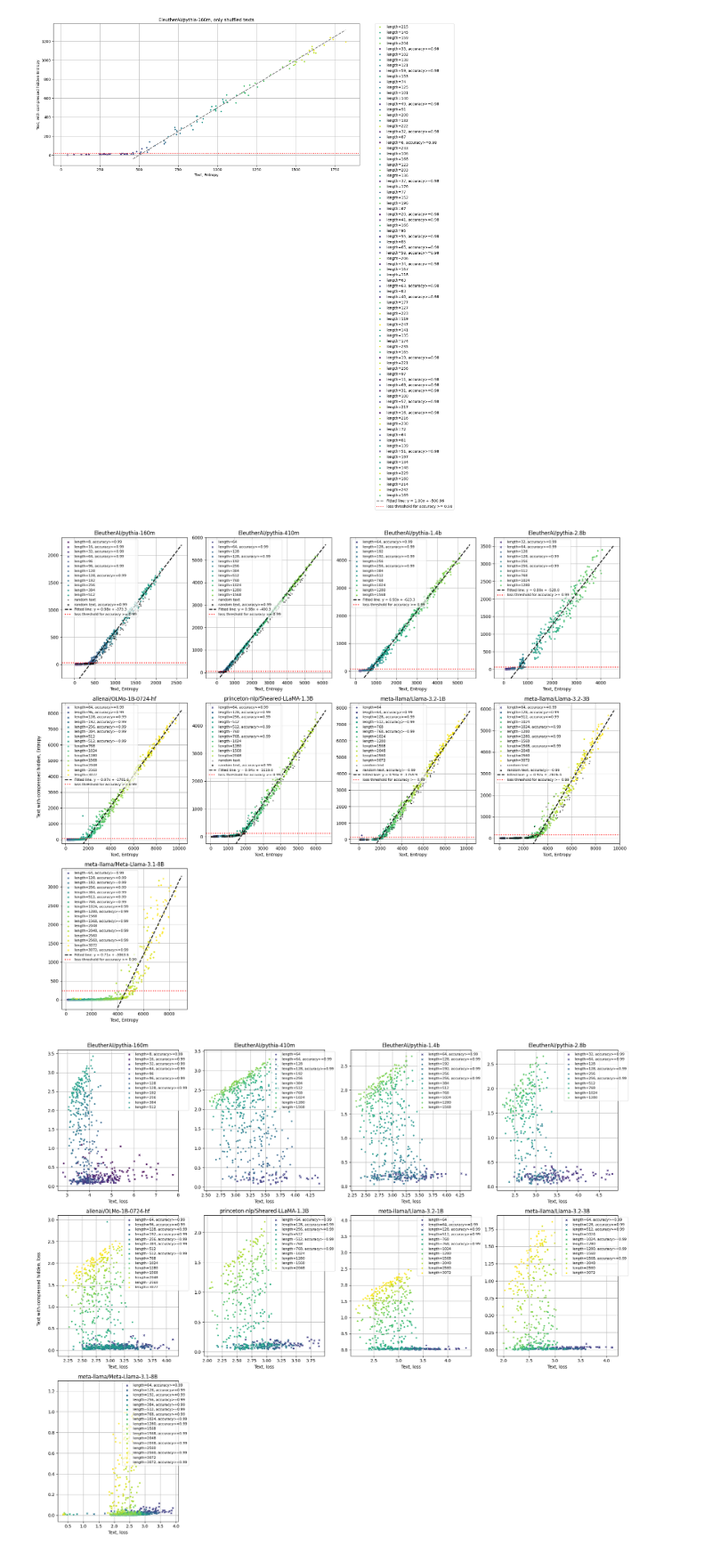
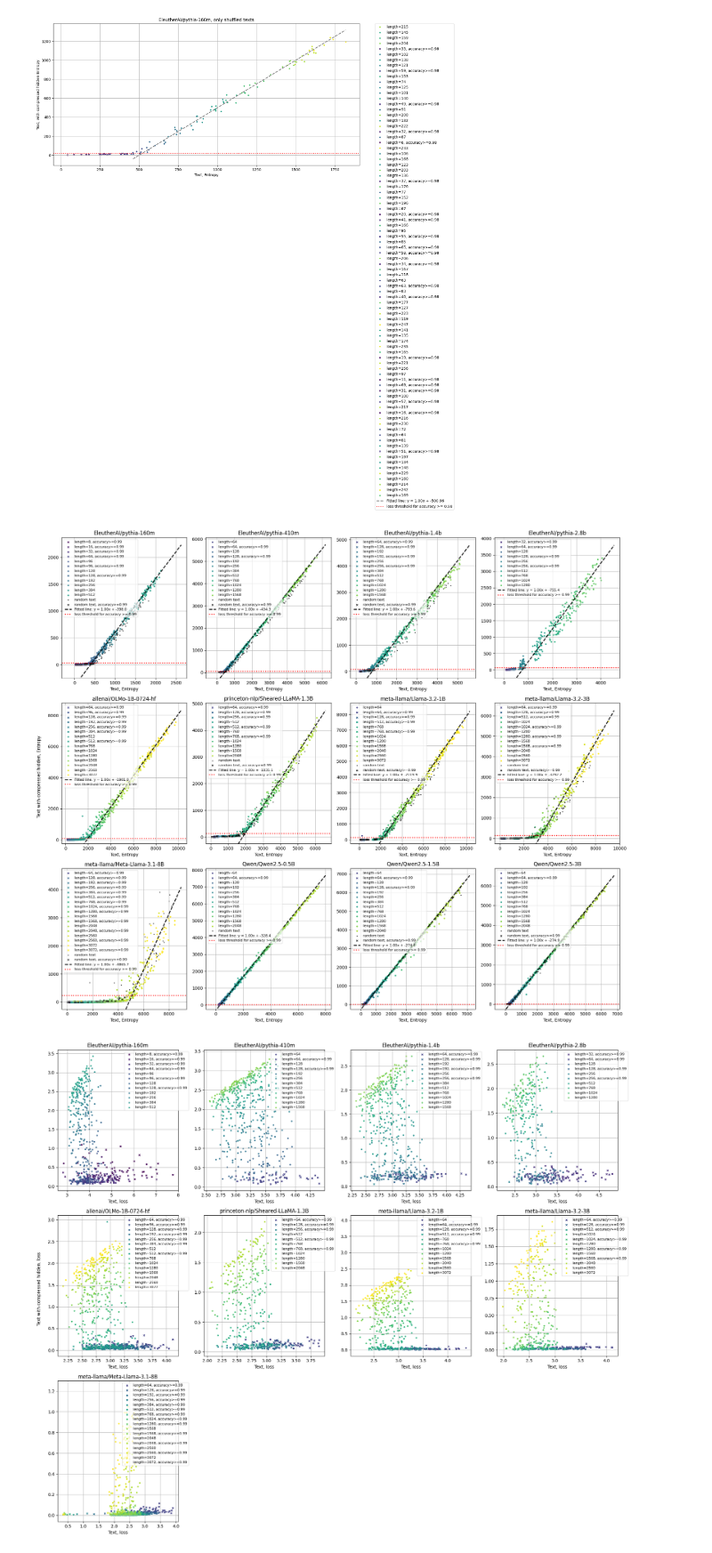
Before and after one commit to Seattle12059/Craming, a Jupyter notebook: notebooks/text_ppl_vs_compression_rnd.ipynb, the cells around one changed output. Shown at 89% size. Drawn from its saved outputs; the diff is of its cells as text; code cells hidden in the pictures.

Commit message:
cleanup & update scripts & plots

```diff
--- a/notebooks/text_ppl_vs_compression_rnd.ipynb
+++ b/notebooks/text_ppl_vs_compression_rnd.ipynb
@@ -43,7 +43,8 @@ models = ['EleutherAI/pythia-160m', 'EleutherAI/pythia-410m', 'EleutherAI/pythia
           'EleutherAI/pythia-2.8b',
           'allenai/OLMo-1B-0724-hf',
           'princeton-nlp/Sheared-LLaMA-1.3B',
-          'meta-llama/Llama-3.2-1B', 'meta-llama/Llama-3.2-3B', 'meta-llama/Meta-Llama-3.1-8B']
+          'meta-llama/Llama-3.2-1B', 'meta-llama/Llama-3.2-3B', 'meta-llama/Meta-Llama-3.1-8B',
+          'Qwen/Qwen2.5-0.5B', 'Qwen/Qwen2.5-1.5B','Qwen/Qwen2.5-3B']
 N_mem_tokens = 1
 
 data = []
@@ -381,7 +382,8 @@ models = ['EleutherAI/pythia-160m', 'EleutherAI/pythia-410m', 'EleutherAI/pythia
           'EleutherAI/pythia-2.8b',
           'allenai/OLMo-1B-0724-hf',
           'princeton-nlp/Sheared-LLaMA-1.3B',
-          'meta-llama/Llama-3.2-1B', 'meta-llama/Llama-3.2-3B', 'meta-llama/Meta-Llama-3.1-8B']
+          'meta-llama/Llama-3.2-1B', 'meta-llama/Llama-3.2-3B', 'meta-llama/Meta-Llama-3.1-8B',
+          'Qwen/Qwen2.5-0.5B', 'Qwen/Qwen2.5-1.5B','Qwen/Qwen2.5-3B']
 N_mem_tokens = 1
 
 # Create subplots for each model
@@ -394,7 +396,7 @@ acc_thr = 0.99
 alpha=0.8
 
 def polynomial(x, a, b):
-    return a * x + b
+    return 1.0 * x + b
 
 # Define a global color map for max_lengths
 max_lengths = sorted(all_models_df[all_models_df['shuffled']==False]['max_length'].unique())
@@ -464,8 +466,10 @@ for idx, model_name in enumerate(models):
     # take only at max 10 points from random texts per length
     # shuffled_df = shuffled_df.groupby('max_length').apply(lambda x: x.sample(min(25, len(x))), include_groups=False).reset_index(drop=False, level=0)
     if len(shuffled_df) > 0:
+        shuffled_df = shuffled_df[shuffled_df['original_loss'] * shuffled_df['max_length'] <= max(x_data)]
         d_below_thr_shuffled = shuffled_df[shuffled_df['best_accuracy'] < acc_thr]
         d_above_thr_shuffled = shuffled_df[shuffled_df['best_accuracy'] >= acc_thr]
+
         if len(d_below_thr_shuffled) > 0:
             ax.scatter(
                 d_below_thr_shuffled['original_loss'] * d_below_thr_shuffled['max_length'],
@@ -494,34 +498,34 @@ for idx, model_name in enumerate(models):
 
     # Find the value of best_loss corresponding to the accuracy threshold
     best_loss_thr = (d_above_thr['best_loss'] * d_above_thr['max_length']).max()
 
     # Add a horizontal line for the best_loss threshold
     ax.axhline(y=best_loss_thr, color='red', linestyle=':', linewidth=2, label=f'loss threshold for accuracy >= {acc_thr}')
 
     # Labels, legend, and grid for each subplot
     ax.set_xlabel('Text, Entropy')
     ax.set_title(f'{model_name}')
     ax.grid()
 
     # Move the legend outside of the plot for each subplot
     # ax.legend(bbox_to_anchor=(1.05, 1), loc='upper left', borderaxespad=0.)
     ax.legend(loc='upper left', fontsize=8, frameon=True, fancybox=True, framealpha=0.7)
     ax.set_ylim(-250, None)
 
 # Set common ylabel for all subplots
 # axes[0,0].set_ylabel('Text loss with compressed hidden * length')
 
 # Remove any empty subplots if there are fewer models than subplots
 for idx in range(len(models), n_rows * n_columns):
     fig.delaxes(axes.flat[idx])
 
 # Set common ylabel for all subplots
 fig.text(0.04, 0.5, 'Text with compressed hidden, Entropy', va='center', rotation='vertical', fontsize=10)
 
 plt.tight_layout(rect=[0.05, 0.05, 1, 0.95])  # Adjust layout to accommodate legends and labels properly
 plt.show()
 # %% [output]
-[figure, old version]
+[figure, new version]
 # %%
 import matplotlib.pyplot as plt
 import numpy as np
```
Also changed, not shown: parts of 2 cells of this notebook, 47 other files.
